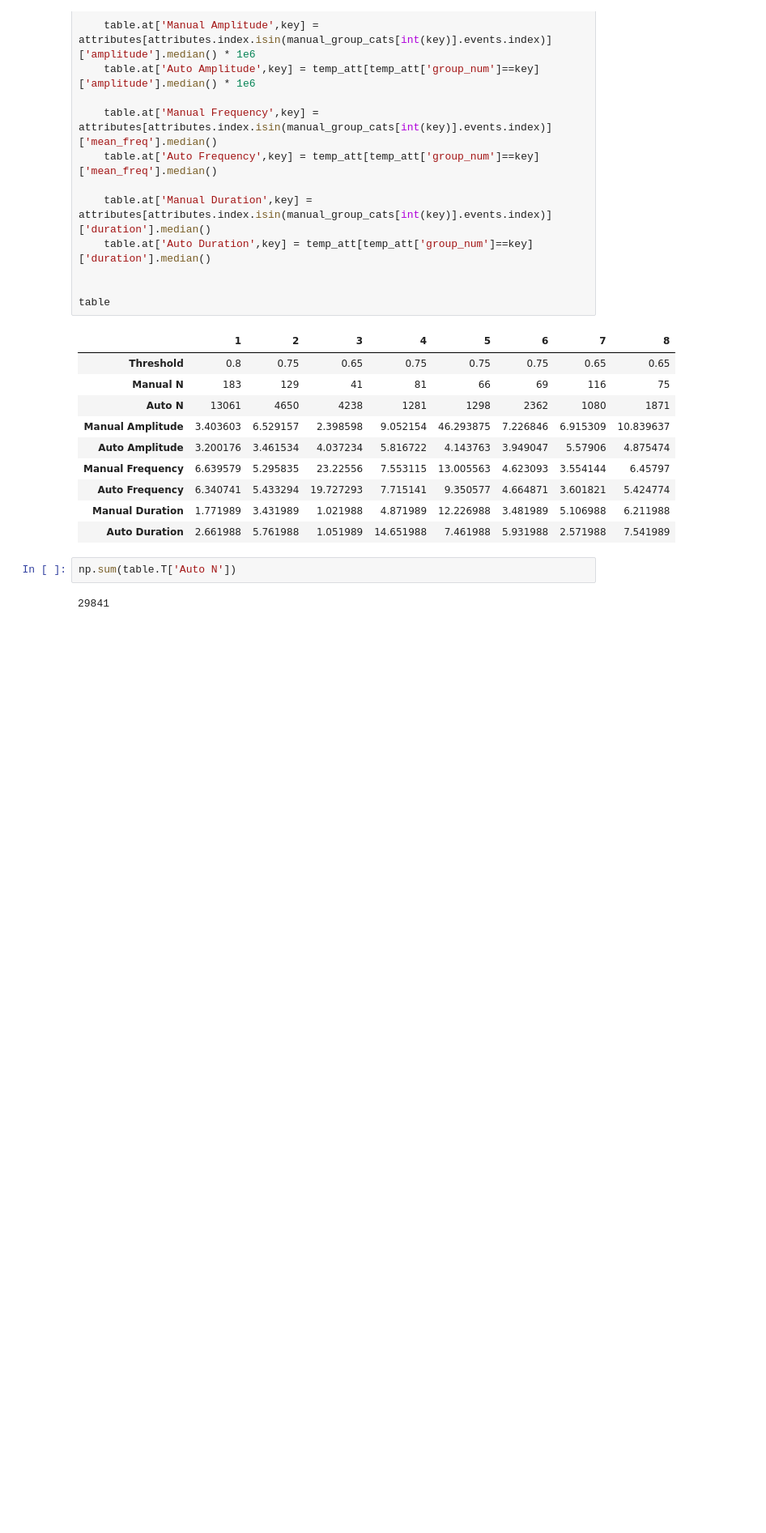
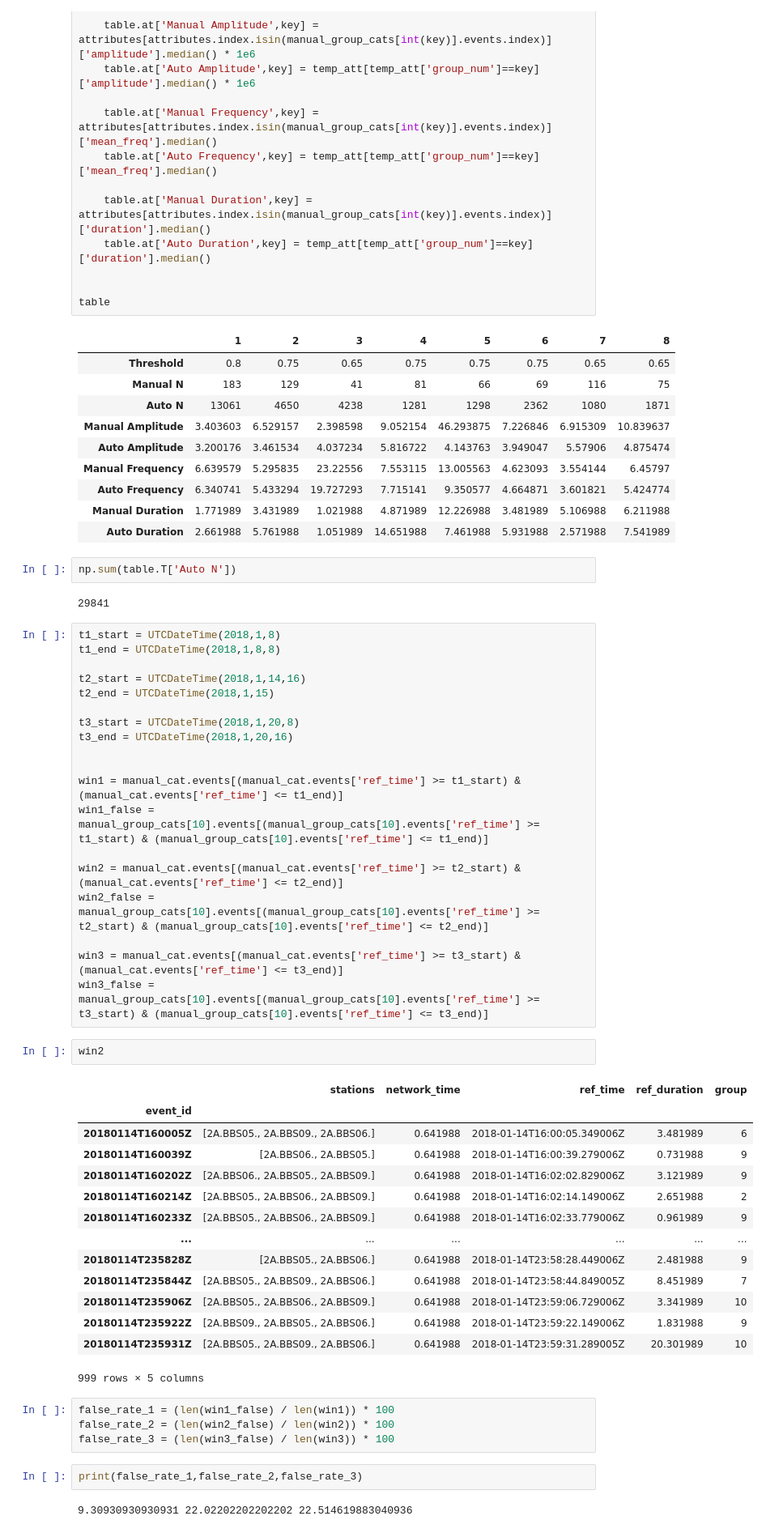
Before and after one commit to JMagyar15/sorsdal-analysis, a Jupyter notebook: notebooks/Sorsdal Plots.ipynb, the cells around one changed output. Shown at 81% size. Saved outputs shown, nothing was run; the diff lists cells and outputs as text; blank space fills up the shorter version.

```diff
--- a/notebooks/Sorsdal Plots.ipynb
+++ b/notebooks/Sorsdal Plots.ipynb
@@ -1205,3 +1206,47 @@ table
 np.sum(table.T['Auto N'])
 # %% [output]
 29841
+# %%
+t1_start = UTCDateTime(2018,1,8)
+t1_end = UTCDateTime(2018,1,8,8)
+
+t2_start = UTCDateTime(2018,1,14,16)
+t2_end = UTCDateTime(2018,1,15)
+
+t3_start = UTCDateTime(2018,1,20,8)
+t3_end = UTCDateTime(2018,1,20,16)
+
+
+win1 = manual_cat.events[(manual_cat.events['ref_time'] >= t1_start) & (manual_cat.events['ref_time'] <= t1_end)]
+win1_false = manual_group_cats[10].events[(manual_group_cats[10].events['ref_time'] >= t1_start) & (manual_group_cats[10].events['ref_time'] <= t1_end)]
+
+win2 = manual_cat.events[(manual_cat.events['ref_time'] >= t2_start) & (manual_cat.events['ref_time'] <= t2_end)]
+win2_false = manual_group_cats[10].events[(manual_group_cats[10].events['ref_time'] >= t2_start) & (manual_group_cats[10].events['ref_time'] <= t2_end)]
+
+win3 = manual_cat.events[(manual_cat.events['ref_time'] >= t3_start) & (manual_cat.events['ref_time'] <= t3_end)]
+win3_false = manual_group_cats[10].events[(manual_group_cats[10].events['ref_time'] >= t3_start) & (manual_group_cats[10].events['ref_time'] <= t3_end)]
+# %%
+win2
+# %% [output]
+|  | stations | network_time | ref_time | ref_duration | group |
+| event_id |  |  |  |  |  |
+| 20180114T160005Z | [2A.BBS05., 2A.BBS09., 2A.BBS06.] | 0.641988 | 2018-01-14T16:00:05.349006Z | 3.481989 | 6 |
+| 20180114T160039Z | [2A.BBS06., 2A.BBS05.] | 0.641988 | 2018-01-14T16:00:39.279006Z | 0.731988 | 9 |
+| 20180114T160202Z | [2A.BBS06., 2A.BBS05., 2A.BBS09.] | 0.641988 | 2018-01-14T16:02:02.829006Z | 3.121989 | 9 |
+| 20180114T160214Z | [2A.BBS05., 2A.BBS06., 2A.BBS09.] | 0.641988 | 2018-01-14T16:02:14.149006Z | 2.651988 | 2 |
+| 20180114T160233Z | [2A.BBS05., 2A.BBS06., 2A.BBS09.] | 0.641988 | 2018-01-14T16:02:33.779006Z | 0.961989 | 9 |
+| ... | ... | ... | ... | ... | ... |
+| 20180114T235828Z | [2A.BBS05., 2A.BBS06.] | 0.641988 | 2018-01-14T23:58:28.449006Z | 2.481988 | 9 |
+| 20180114T235844Z | [2A.BBS05., 2A.BBS09., 2A.BBS06.] | 0.641988 | 2018-01-14T23:58:44.849005Z | 8.451989 | 7 |
+| 20180114T235906Z | [2A.BBS05., 2A.BBS06., 2A.BBS09.] | 0.641988 | 2018-01-14T23:59:06.729006Z | 3.341989 | 10 |
+| 20180114T235922Z | [2A.BBS09., 2A.BBS05., 2A.BBS06.] | 0.641988 | 2018-01-14T23:59:22.149006Z | 1.831988 | 9 |
+| 20180114T235931Z | [2A.BBS05., 2A.BBS09., 2A.BBS06.] | 0.641988 | 2018-01-14T23:59:31.289005Z | 20.301989 | 10 |
+999 rows × 5 columns
+# %%
+false_rate_1 = (len(win1_false) / len(win1)) * 100
+false_rate_2 = (len(win2_false) / len(win2)) * 100
+false_rate_3 = (len(win3_false) / len(win3)) * 100
+# %%
+print(false_rate_1,false_rate_2,false_rate_3)
+# %% [output]
+9.30930930930931 22.02202202202202 22.514619883040936
```
Also changed, not shown: parts of 8 cells of this notebook, 3 other files.
